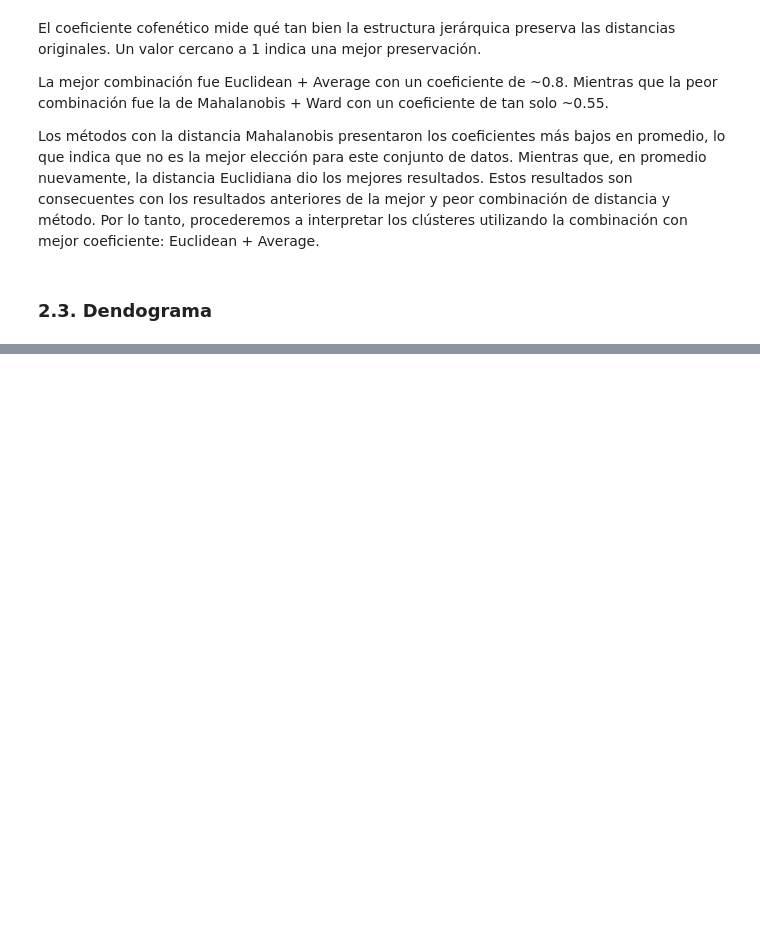
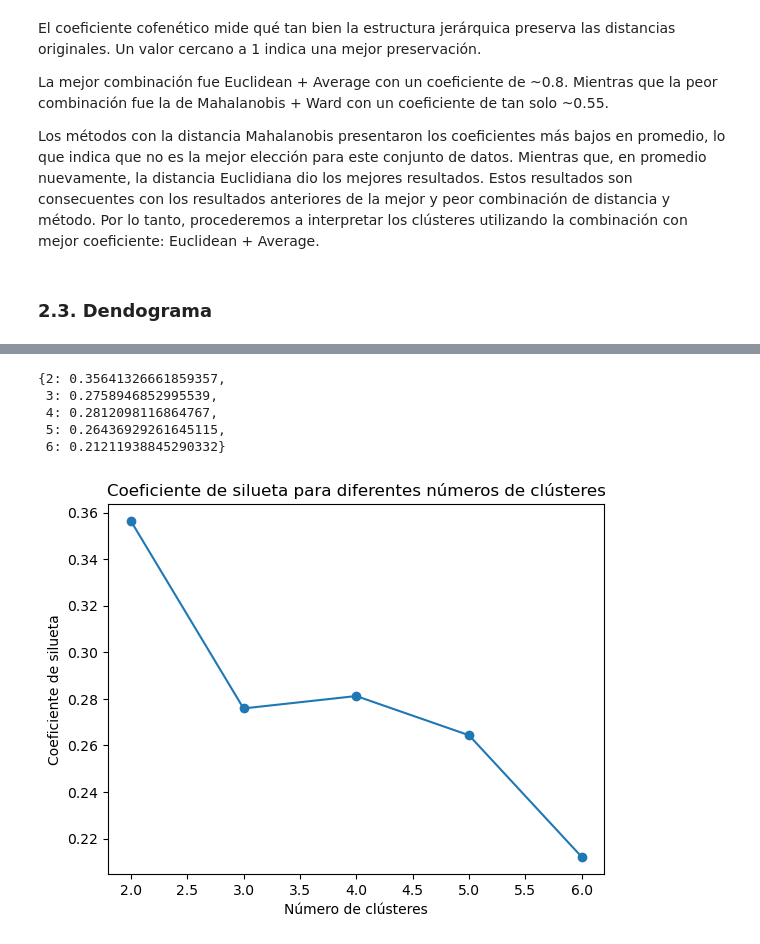
Before and after one commit to kevindmzapata/multivariate-statistics-course, a Jupyter notebook: TAREA_2/main.ipynb, the cells around one changed output, grey strips where cells are left out. Cells and saved outputs as stored; diff of their text form; code cells hidden in the pictures; blank space fills up the shorter version.

```diff
--- a/TAREA_2/main.ipynb
+++ b/TAREA_2/main.ipynb
@@ -241,0 +268,34 @@ plt.show()
+# %%
+from sklearn.cluster import KMeans
+from sklearn.metrics import silhouette_score
+
+# Lista para almacenar el coeficiente de silueta para diferentes números de clústeres
+silhouette_scores = {}
+
+# Probar k-means para diferentes números de clústeres (de 2 a 6)
+for n_clusters in range(2, 7):
+    kmeans = KMeans(n_clusters=n_clusters, random_state=42)
+    kmeans_labels = kmeans.fit_predict(X_scaled)
+
+    # Calcular el coeficiente de silueta para cada número de clústeres
+    silhouette_avg = silhouette_score(X_scaled, kmeans_labels)
+    silhouette_scores[n_clusters] = silhouette_avg
+
+# Mostrar los resultados del coeficiente de silueta para cada número de clústeres
+silhouette_scores
+# %% [output]
+{2: 0.35641326661859357,
+ 3: 0.2758946852995539,
+ 4: 0.2812098116864767,
+ 5: 0.26436929261645115,
+ 6: 0.21211938845290332}
+# %%
+# Graficar el coeficiente de silueta para diferentes números de clústeres
+plt.figure()
+plt.plot(list(silhouette_scores.keys()), list(silhouette_scores.values()), marker='o')
+plt.xlabel("Número de clústeres")
+plt.ylabel("Coeficiente de silueta")
+plt.title("Coeficiente de silueta para diferentes números de clústeres")
+plt.show()
+# %% [output]
+[figure, added]
```
Also changed, not shown: parts of 17 cells of this notebook.
